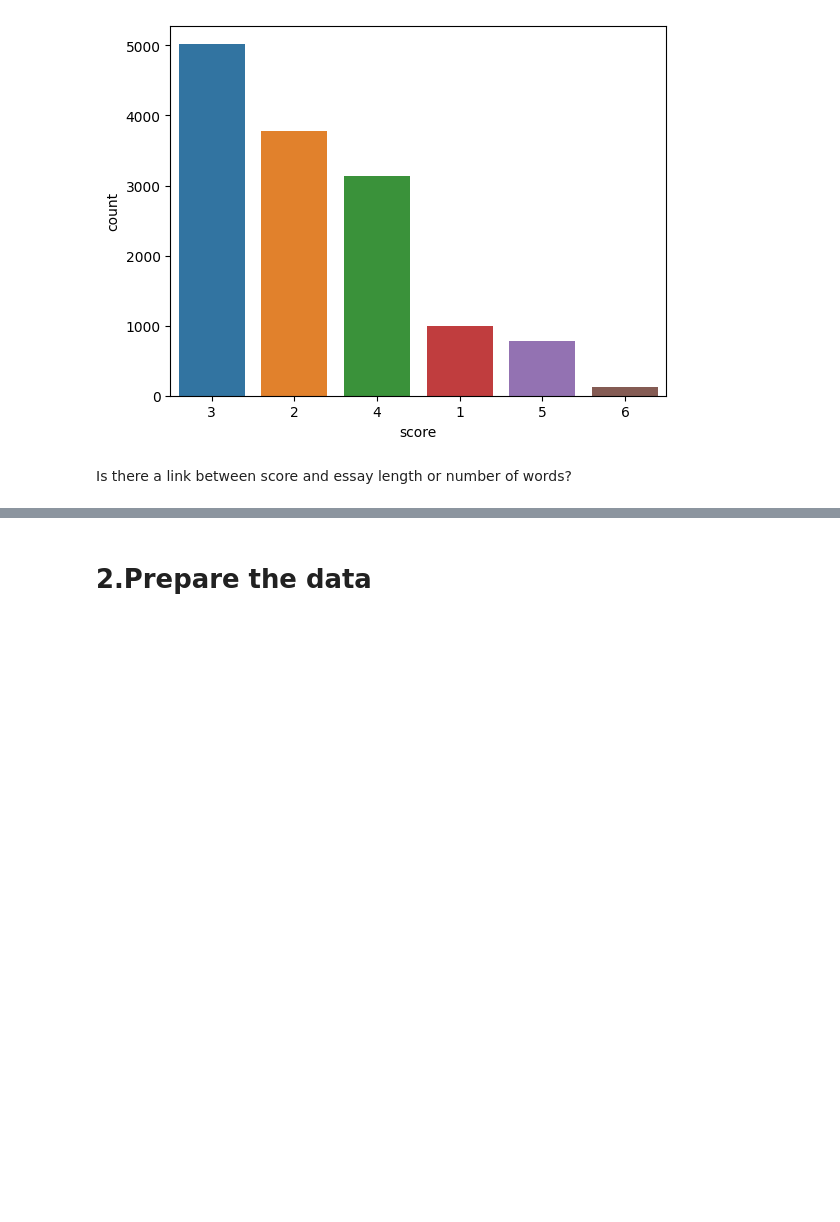
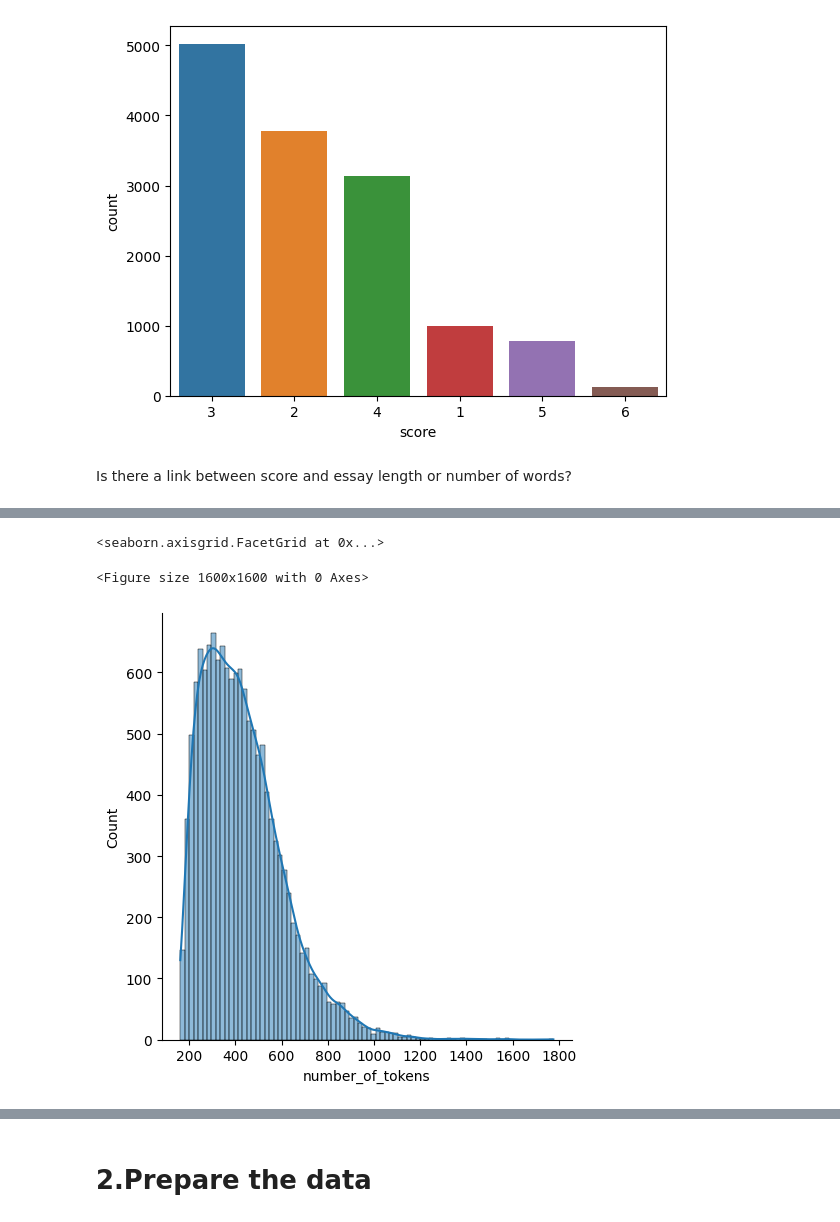
Before and after one commit to csk99/Learning-Agency-Lab---Automated-Essay-Scoring-2.0., a Jupyter notebook: notebooks/1.0-csk-debertav3-fine-tuning.ipynb, the cells around one changed output, grey strips where cells are left out. Cells and saved outputs as stored; diff of their text form; code cells hidden in the pictures; blank space fills up the shorter version.

```diff
--- a/notebooks/1.0-csk-debertav3-fine-tuning.ipynb
+++ b/notebooks/1.0-csk-debertav3-fine-tuning.ipynb
@@ -90,11 +106,15 @@ tokenizer = keras_nlp.models.DebertaV3Tokenizer.from_preset(CFG.preset)
 # %%
 #compute token length of each essay across the dataset
-train_df["number_of_tokens"] = train_df["full_text"].apply(lambda x:tokenizer(x).shape[0])
+train_df["number_of_tokens"] = train_df["full_text"].apply(lambda x:Config.tokenizer(x).shape[0])
 
 #define a figure object of custom dimensions
 plt.figure(figsize=(8,8),dpi=200)
 
 #plot the histogram
 sns.displot(data=train_df,x="number_of_tokens",kind="hist",kde=True)
+# %% [output]
+<seaborn.axisgrid.FacetGrid at 0x...>
+<Figure size 1600x1600 with 0 Axes>
+[figure, added]
 # %%
 train_df["number_of_tokens"].describe()
```
Also changed, not shown: parts of 30 cells of this notebook.
